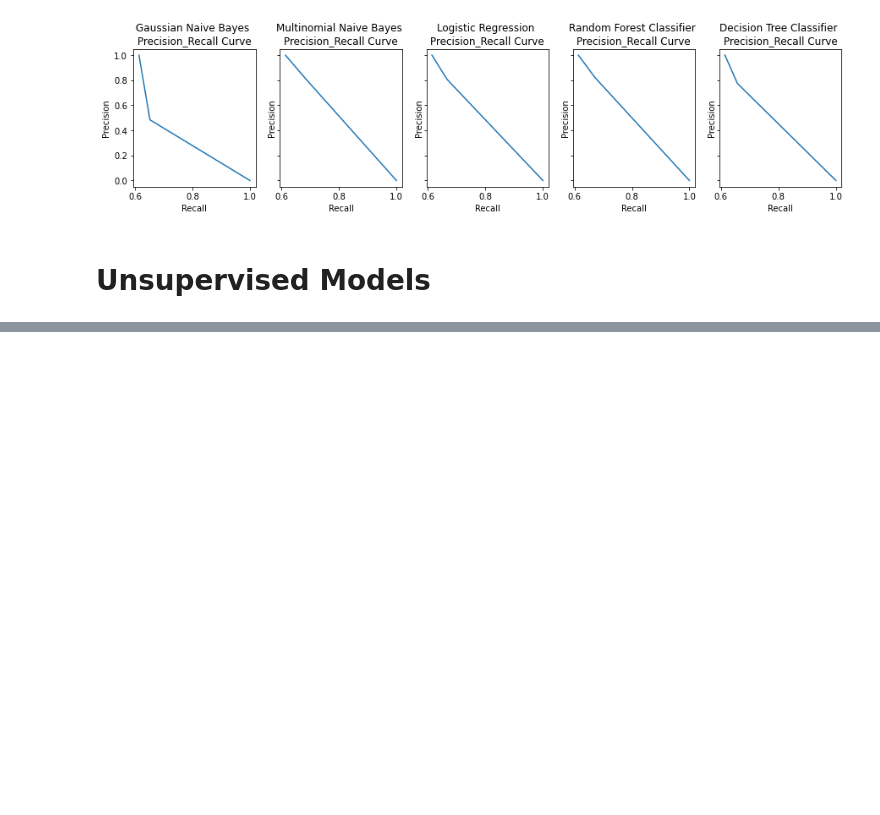
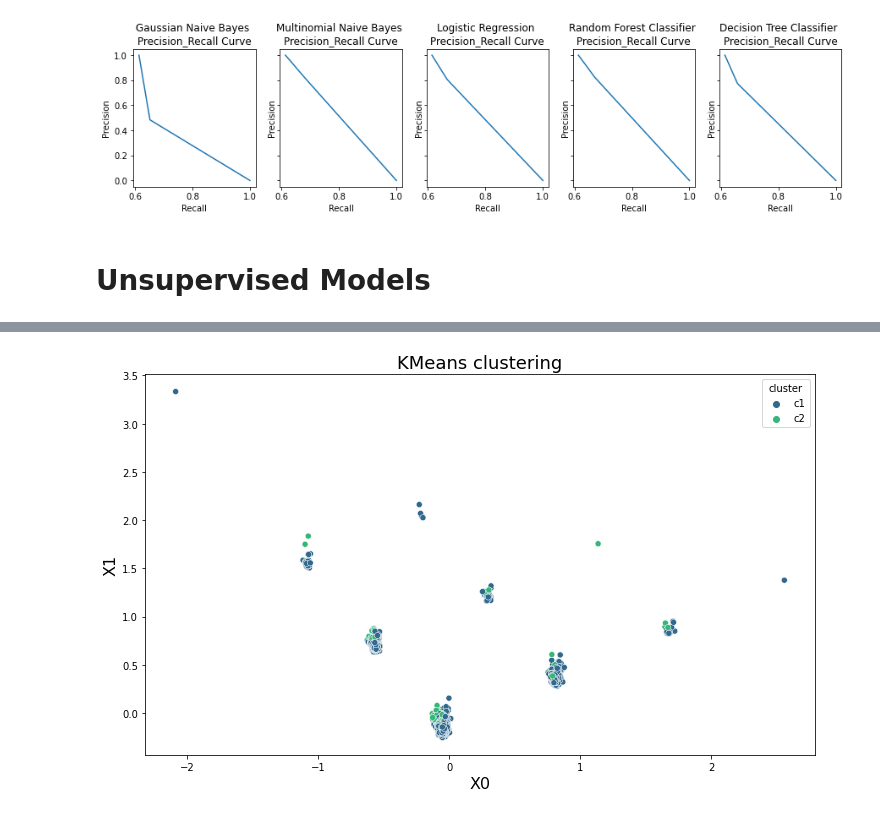
Before and after one commit to PBUKE/AMLPROJECT, a Jupyter notebook: Project_v2.ipynb, the cells around one changed output, grey strips where cells are left out. Drawn from its saved outputs; the diff is of its cells as text; code cells hidden in the pictures; blank space fills up the shorter version.

```diff
--- a/Project_v2.ipynb
+++ b/Project_v2.ipynb
@@ -348,0 +443,23 @@ plt.show()
+# %%
+# initialize kmeans with 2 centroids
+kmeans = KMeans(n_clusters=2, random_state=42)
+# fit the model
+kmeans.fit(my_array)
+# store cluster labels in a variable
+clusters = kmeans.labels_
+# %%
+from sklearn.decomposition import PCA
+
+# initialize PCA with 2 components
+pca = PCA(n_components=2, random_state=42)
+# pass our X to the pca and store the reduced vectors into pca_vecs
+pca_vecs = pca.fit_transform(my_array)
+# save our two dimensions into x0 and x1
+x0 = pca_vecs[:, 0]
+x1 = pca_vecs[:, 1]
+# %%
+# assign clusters and pca vectors to our dataframe
+df=pd.DataFrame()
+df['cluster'] = clusters
+df['x0'] = x0
+df['x1'] = x1
@@ -348,0 +482,18 @@ plt.show()
+# %%
+# map clusters to appropriate labels
+cluster_map = {0: "c1", 1: "c2", 2: "c3", 3:"c4", 4:"c5"}
+# apply mapping
+df['cluster'] = df['cluster'].map(cluster_map)
+# %%
+# set image size
+plt.figure(figsize=(12, 7))
+# set a title
+plt.title("KMeans clustering", fontdict={"fontsize": 18})
+# set axes names
+plt.xlabel("X0", fontdict={"fontsize": 16})
+plt.ylabel("X1", fontdict={"fontsize": 16})
+# create scatter plot with seaborn, where hue is the class used to group the data
+sns.scatterplot(data=df, x='x0', y='x1', hue='cluster', palette="viridis")
+plt.show()
+# %% [output]
+[figure, added]
```
Also changed, not shown: parts of 10 cells of this notebook.
